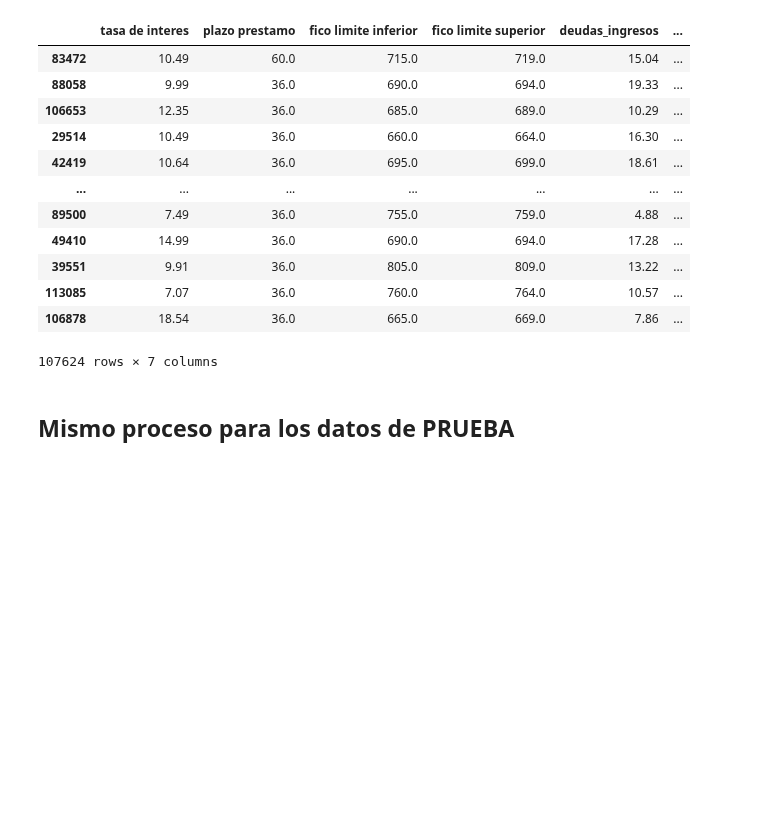
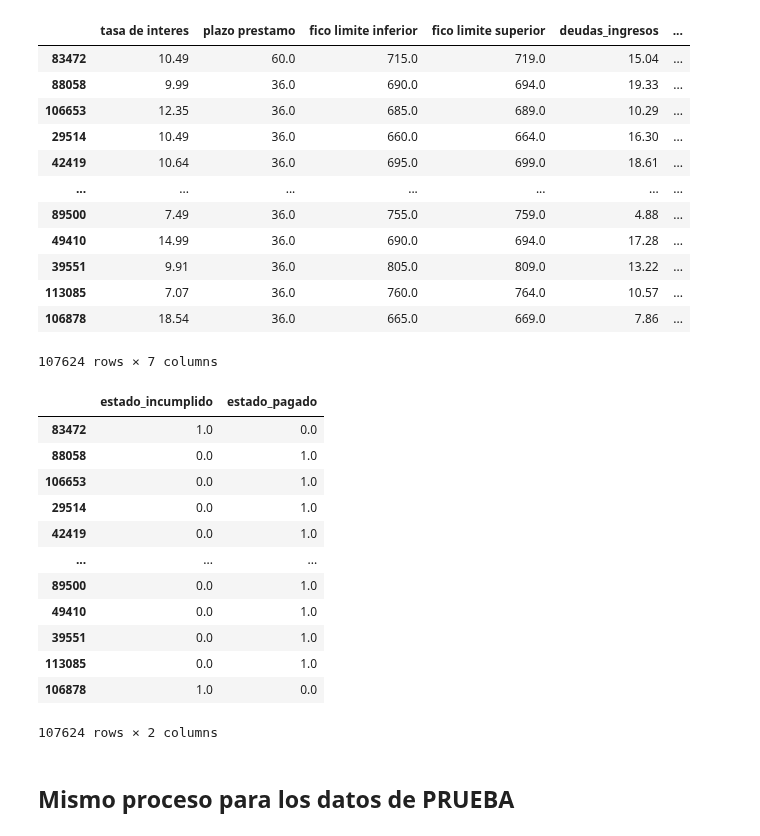
Before and after one commit to axelescalante0/Aprendizaje-Maquinal, a Jupyter notebook: main/Algoritmo_KNN.ipynb, the cells around one changed output. Saved outputs shown, nothing was run; the diff lists cells and outputs as text; code cells hidden in the pictures; blank space fills up the shorter version.

```diff
--- a/main/Algoritmo_KNN.ipynb
+++ b/main/Algoritmo_KNN.ipynb
@@ -352,6 +352,22 @@ df_train
 | 113085 | 7.07 | 36.0 | 760.0 | 764.0 | 10.57 | ... |
 | 106878 | 18.54 | 36.0 | 665.0 | 669.0 | 7.86 | ... |
 107624 rows × 7 columns
+# %%
+df_x_train_cat_1hot
+# %% [output]
+|  | estado_incumplido | estado_pagado |
+| 83472 | 1.0 | 0.0 |
+| 88058 | 0.0 | 1.0 |
+| 106653 | 0.0 | 1.0 |
+| 29514 | 0.0 | 1.0 |
+| 42419 | 0.0 | 1.0 |
+| ... | ... | ... |
+| 89500 | 0.0 | 1.0 |
+| 49410 | 0.0 | 1.0 |
+| 39551 | 0.0 | 1.0 |
+| 113085 | 0.0 | 1.0 |
+| 106878 | 1.0 | 0.0 |
+107624 rows × 2 columns
 # %% [markdown]
 ## Mismo proceso para los datos de PRUEBA
 # %%
```
Also changed, not shown: parts of 5 cells of this notebook, 1 other file.
